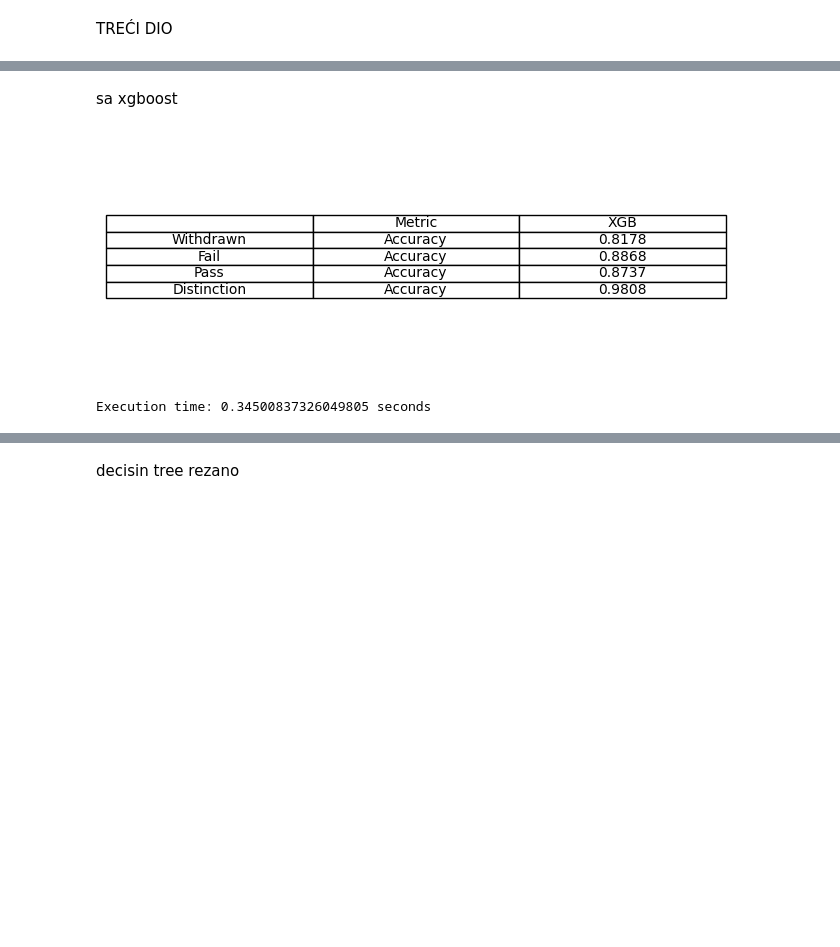
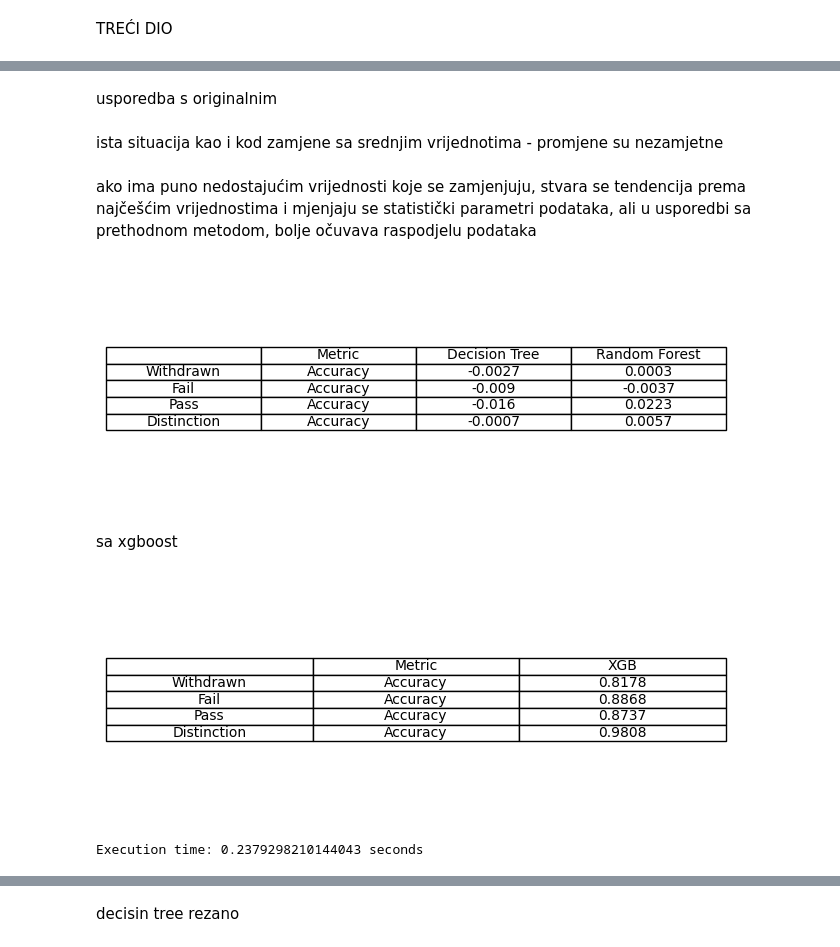
Before and after one commit to antoniamstr1/projekt-uuzop, a Jupyter notebook: treci_dio.ipynb, the cells around one changed output, grey strips where cells are left out. Cells and saved outputs as stored; diff of their text form; code cells hidden in the pictures; blank space fills up the shorter version.

```diff
--- a/treci_dio.ipynb
+++ b/treci_dio.ipynb
@@ -368,3 +431,21 @@ Execution time: 1.5340280532836914 seconds
+# %% [markdown]
+usporedba s originalnim
+# %% [markdown]
+ista situacija kao i kod zamjene sa srednjim vrijednotima - promjene su nezamjetne
+# %% [markdown]
+ako ima puno nedostajućim vrijednosti koje se zamjenjuju, stvara se tendencija prema najčešćim vrijednostima i mjenjaju se statistički parametri podataka, ali u usporedbi sa prethodnom metodom, bolje očuvava raspodjelu podataka
+# %%
+comparison_table = create_comparison_table(table3_list_original, table3_list_2)
+
+fig, ax = plt.subplots(figsize=(8, 3))
+
+ax.axis('off')
+
+table = ax.table(cellText=comparison_table, loc='center', cellLoc='center', colLabels=None)
+
+plt.show()
+# %% [output]
+[figure, added]
 # %% [markdown]
 sa xgboost
 # %%
@@ -455,7 +536,7 @@ for i in values:
 end_time = time.time()
 execution_time_3 = end_time - start_time
 
-table3_list = [
+table3_list_3 = [
     ['','Metric', 'XGB' ],
     ['Withdrawn','Accuracy',Withdrawn['precisionXGB']],
 
@@ -467,19 +548,19 @@ table3_list = [
 
 ]
 
-for i in range(0, len(table3_list)):
-    for j in range(0, len(table3_list[i])):
-        if type(table3_list[i][j]) != str:
-            table3_list[i][j] = round(table3_list[i][j],4)
+for i in range(0, len(table3_list_3)):
+    for j in range(0, len(table3_list_3[i])):
+        if type(table3_list_3[i][j]) != str:
+            table3_list_3[i][j] = round(table3_list_3[i][j],4)
 
 fig, ax = plt.subplots(figsize=(8, 3))
 
 ax.axis('off')
 
-table = ax.table(cellText=table3_list, loc='center', cellLoc='center', colLabels=None)
+table = ax.table(cellText=table3_list_3, loc='center', cellLoc='center', colLabels=None)
 
 plt.show()
 print(f"Execution time: {execution_time_3} seconds")
 # %% [output]
 [figure]
-Execution time: 0.34500837326049805 seconds
+Execution time: 0.2379298210144043 seconds
```
Also changed, not shown: parts of 29 cells of this notebook.
